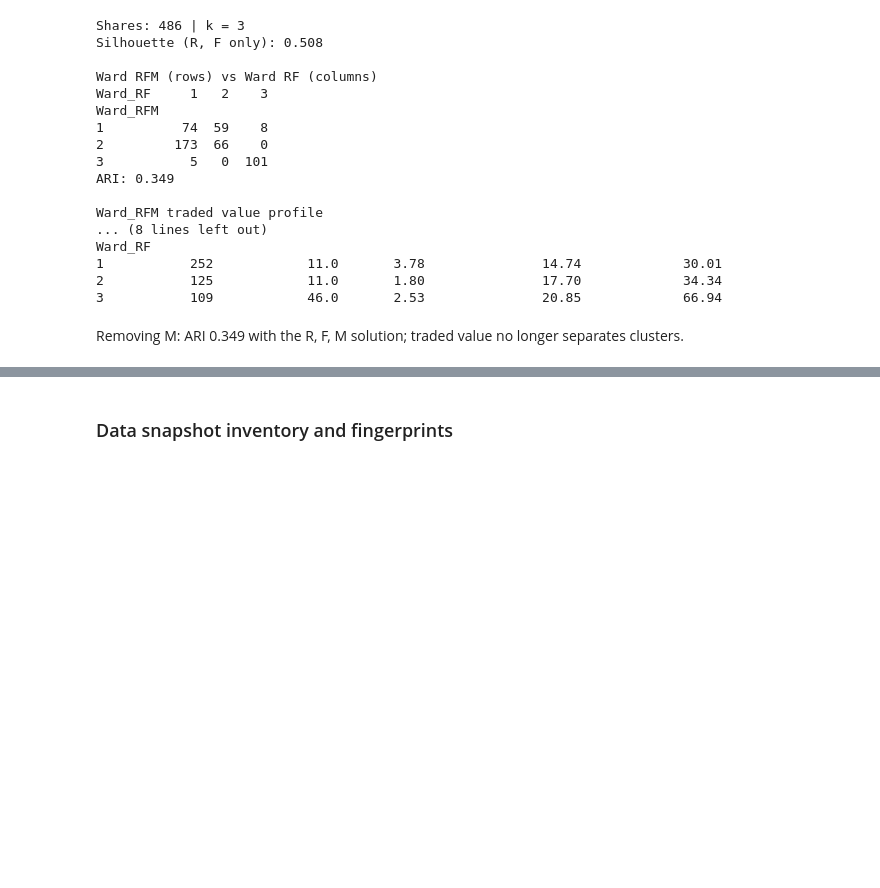
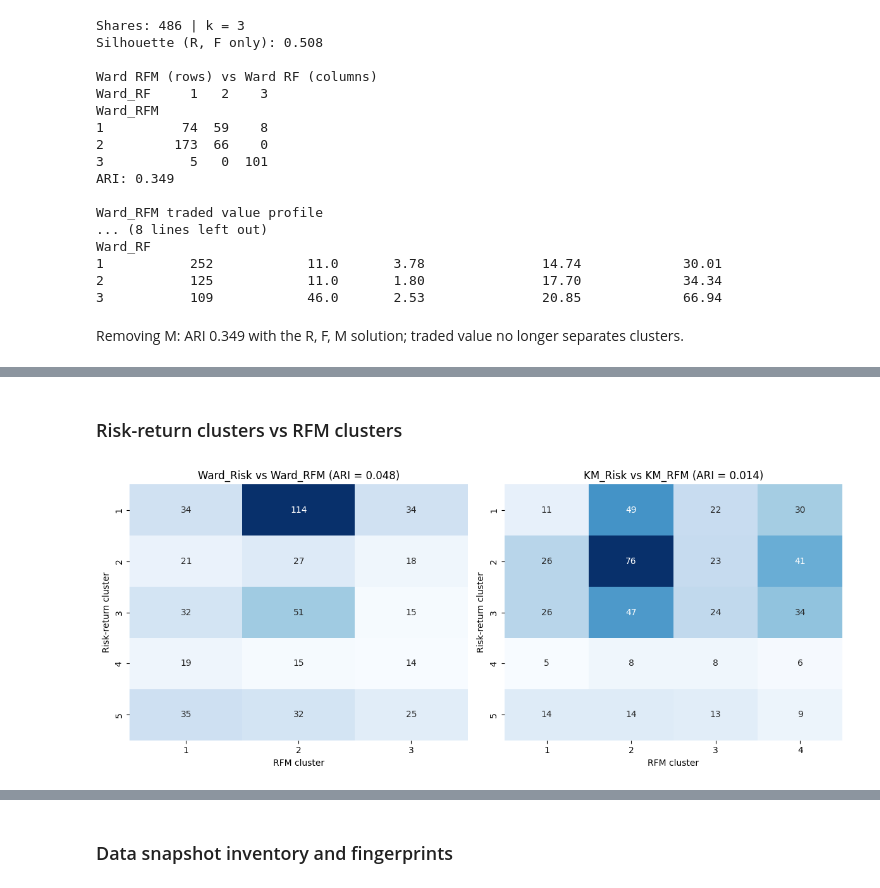
Before and after one commit to Thisen438/CRM-Coursework, a Jupyter notebook: CWK1_Stock_Segmentation_RFM.ipynb, the cells around one changed output, grey strips where cells are left out. Drawn from its saved outputs; the diff is of its cells as text; code cells hidden in the pictures; blank space fills up the shorter version.

```diff
--- a/CWK1_Stock_Segmentation_RFM.ipynb
+++ b/CWK1_Stock_Segmentation_RFM.ipynb
@@ -1152,0 +1302,15 @@ Removing M: ARI 0.349 with the R, F, M solution; traded value no longer separate
+# %% [markdown]
+### Risk-return clusters vs RFM clusters
+# %%
+fig, axes = plt.subplots(1, 2, figsize=(12, 5))
+for ax, (risk, rfm) in zip(axes, [("Ward_Risk", "Ward_RFM"), ("KM_Risk", "KM_RFM")]):
+    ct = pd.crosstab(data[risk], data[rfm])
+    sns.heatmap(ct, annot=True, fmt="d", cmap="Blues", cbar=False, ax=ax)
+    ax.set_title(f"{risk} vs {rfm} (ARI = {adjusted_rand_score(data[risk], data[rfm]):.3f})")
+    ax.set_xlabel("RFM cluster")
+    ax.set_ylabel("Risk-return cluster")
+plt.tight_layout()
+plt.savefig("data/risk_vs_rfm_crosstab.png", dpi=150)
+plt.show()
+# %% [output]
+[figure, added]
```
Also changed, not shown: parts of 27 cells of this notebook, 1 other file.
